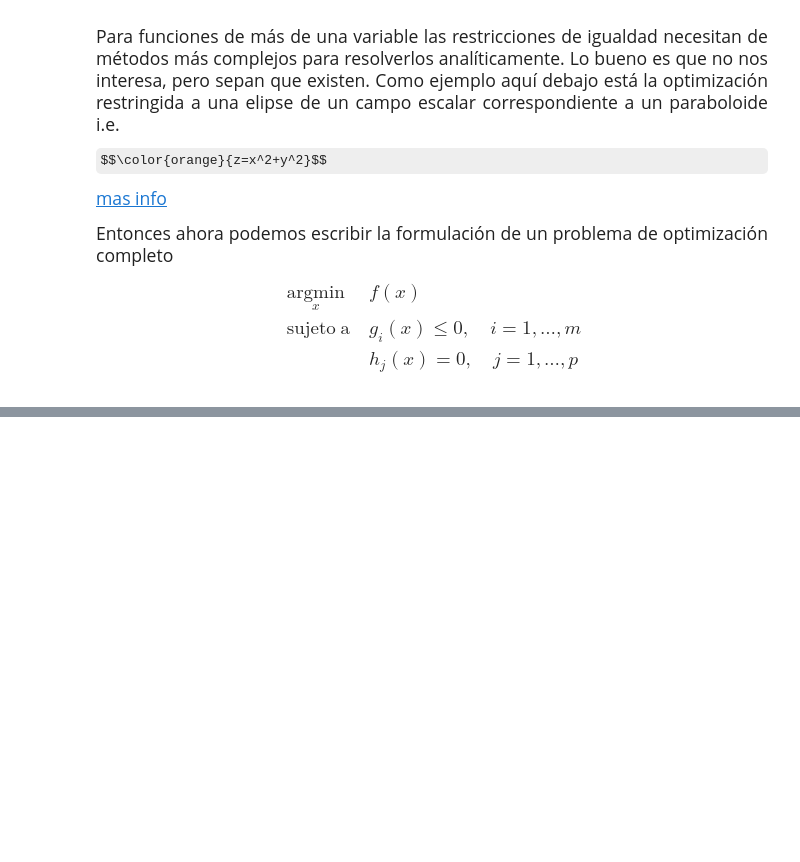
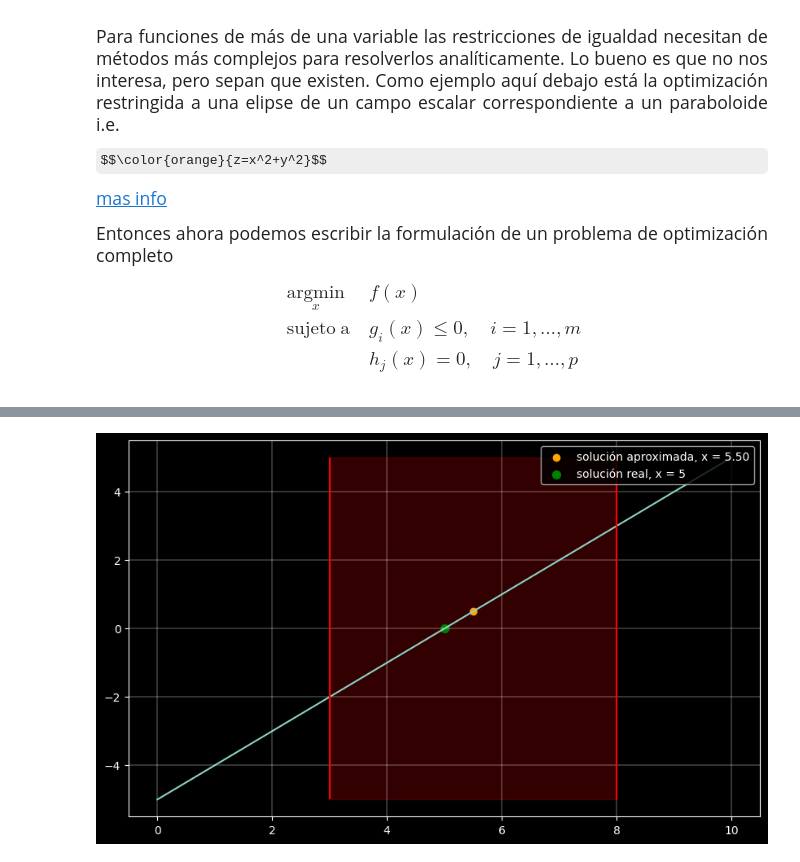
Before and after one commit to SunFanton/python-courses, a Jupyter notebook: maths-for-ai/5_Optimizacion/Optimizacion.ipynb, the cells around one changed output, grey strips where cells are left out. Cells and saved outputs as stored; diff of their text form; code cells hidden in the pictures; some formulas as TeX source; blank space fills up the shorter version.

```diff
--- a/maths-for-ai/5_Optimizacion/Optimizacion.ipynb
+++ b/maths-for-ai/5_Optimizacion/Optimizacion.ipynb
@@ -508,0 +655,21 @@ $$\begin{aligned}&{\underset {x}{\operatorname {arg min} }}&&f(x)\\&\operatornam
+# %%
+a = 3
+b = 8
+
+plt.figure(figsize=(10,6))
+plt.plot(x_n,y_n)
+plt.grid(linewidth=0.3)
+
+plt.vlines(a, min(y_n), max(y_n), color='r')
+plt.vlines(b, min(y_n), max(y_n), color='r')
+plt.fill_between([a,b], min(y_n), max(y_n), color='r', alpha=0.2)
+
+midpoint = (a+b)/2
+plt.scatter(midpoint, midpoint-5, color='orange', label=f"solución aproximada, x = {midpoint:.2f}")
+
+plt.scatter(5, 0, color='green', s=50, label=f"solución real, x = {5}")
+
+plt.legend(loc=1)
+plt.show()
+# %% [output]
+[figure, added]
```
Also changed, not shown: parts of 31 cells of this notebook, 8 other files.
